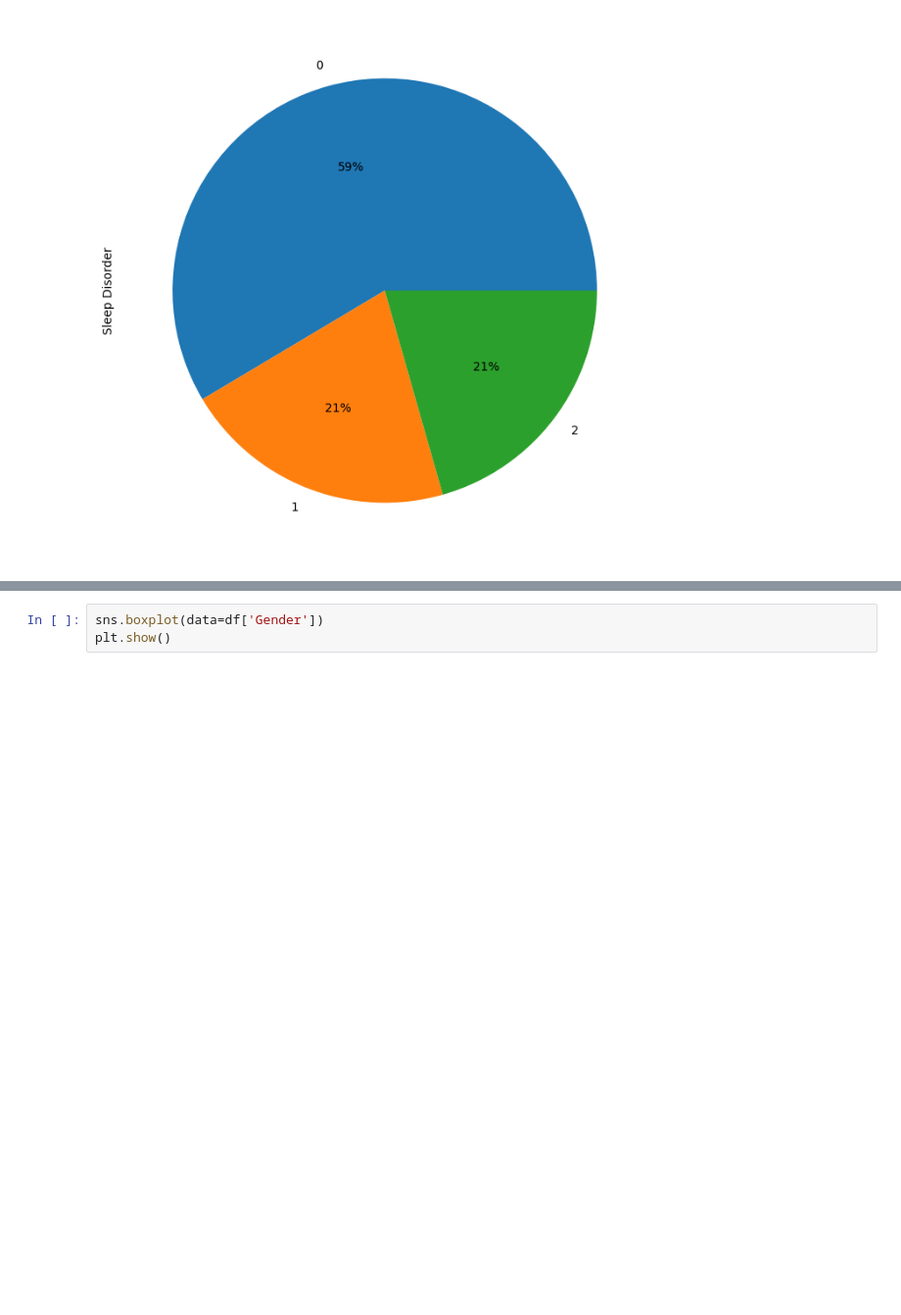
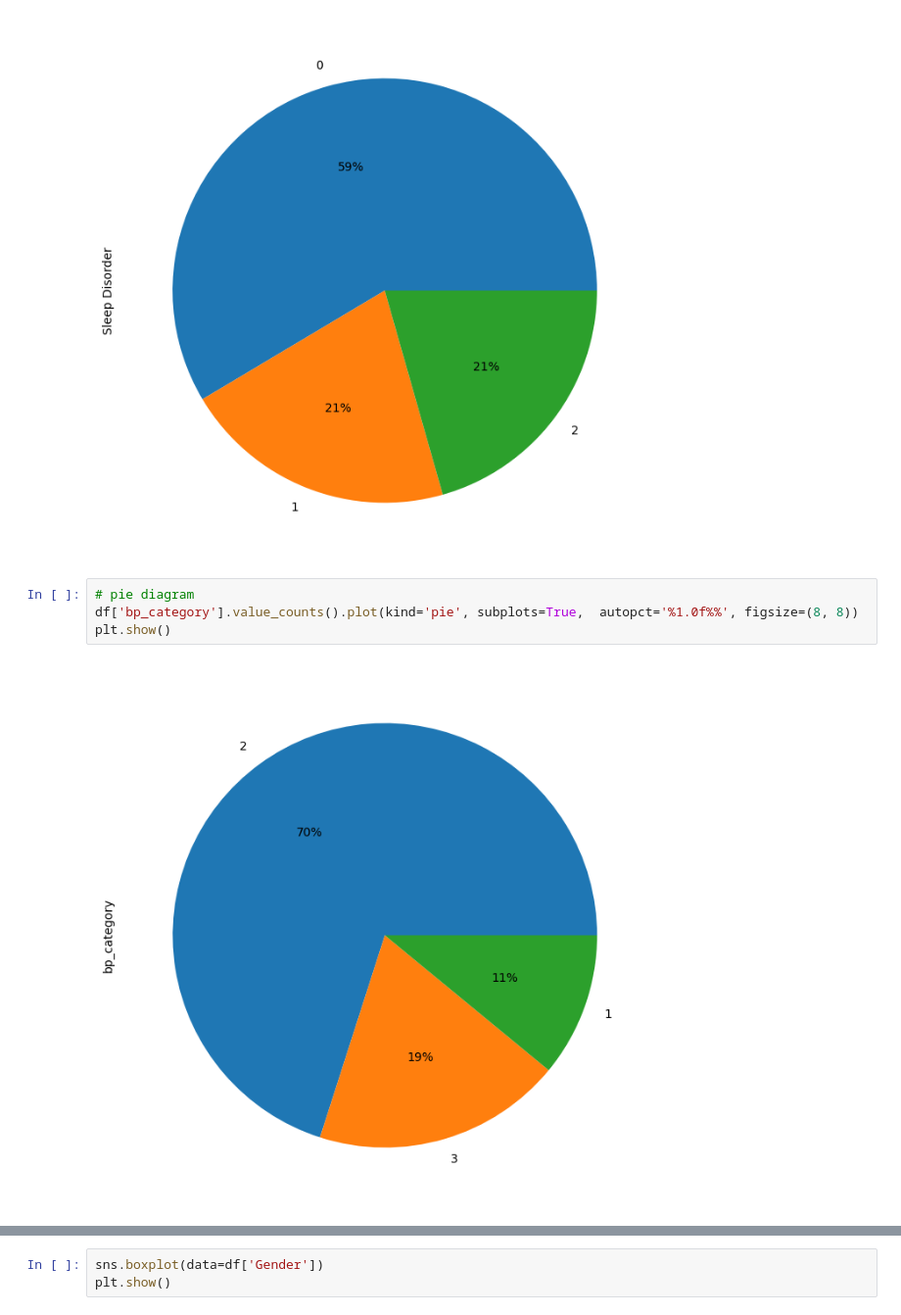
Before and after one commit to dolaemonngeong/ml-alp, a Jupyter notebook: Untitled-1.ipynb, the cells around one changed output, grey strips where cells are left out. Shown at 98% size. Saved outputs shown, nothing was run; the diff lists cells and outputs as text; blank space fills up the shorter version.

```diff
--- a/Untitled-1.ipynb
+++ b/Untitled-1.ipynb
@@ -206,6 +206,12 @@ df['Sleep Disorder'].value_counts().plot(kind='pie', subplots=True,  autopct='%1
 plt.show()
 # %% [output]
 [figure]
+# %%
+# pie diagram
+df['bp_category'].value_counts().plot(kind='pie', subplots=True,  autopct='%1.0f%%', figsize=(8, 8))
+plt.show()
+# %% [output]
+[figure, added]
 # %%
 # pairplot
 sns.pairplot(data=df, hue="Sleep Disorder")
```
Also changed, not shown: parts of 6 cells of this notebook, 3 other files.
